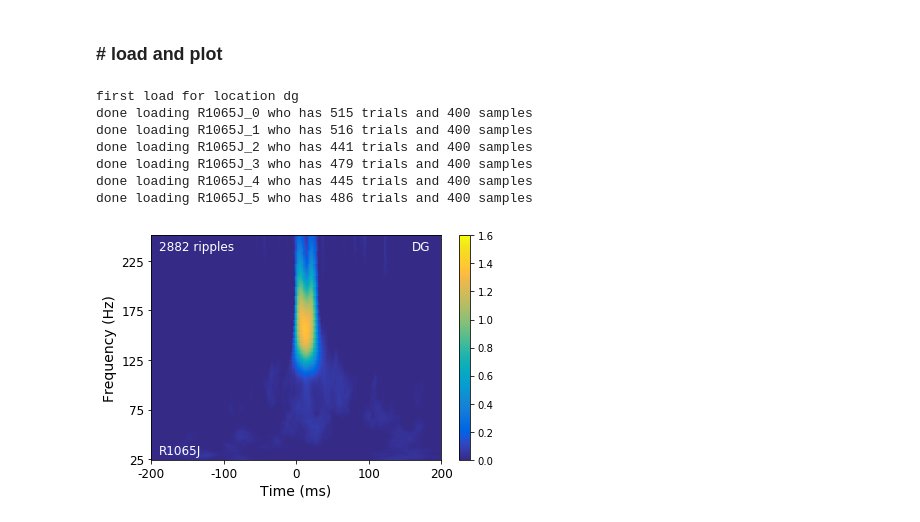
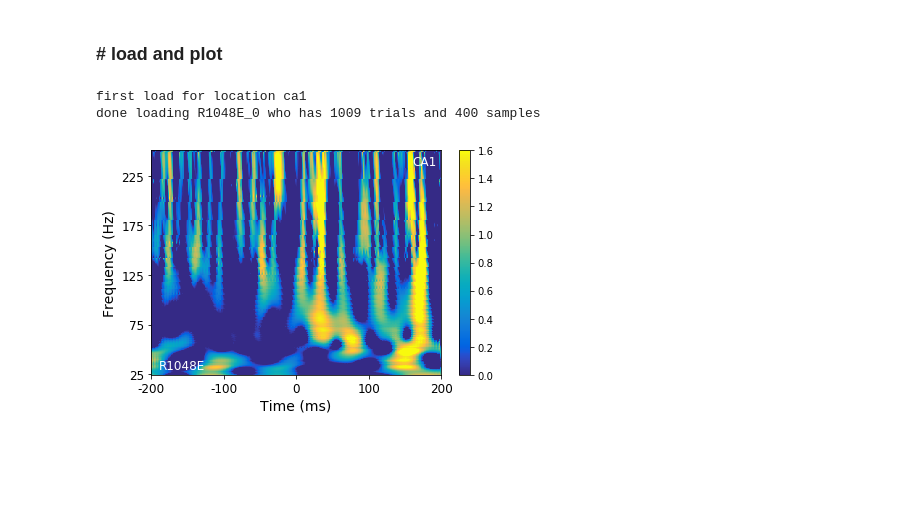
Before and after one commit to jjsakon/SWR, a Jupyter notebook: code/SWRanalysisSpectrograms.ipynb, the cells around one changed output. Drawn from its saved outputs; the diff is of its cells as text; code cells hidden in the pictures; blank space fills up the shorter version.

Commit message:
2021-03-02 fixed up example trace plotting in SWRanalysis

```diff
--- a/code/SWRanalysisSpectrograms.ipynb
+++ b/code/SWRanalysisSpectrograms.ipynb
@@ -574,12 +569,12 @@ Entorhinal electrodes: 100
 
 ### params that clusterRun used (note that exp is defined in first cell so can get exp_df above)
 selected_period = 'surrounding_recall' # surrounding_recall # whole_retrieval # encoding
-recall_type_switch = 6
+recall_type_switch = 0
 
 recall_minimum = 2000 # used if recall_type_switch = 3
 region_name = 'HPC' #'ENT' #'HPC' #HPC_ENT #ENT #HPC # PHC
 remove_soz_ictal = False
-filter_type = 'hamming125200' #'butter' # butter/hamming/hamming125200
+filter_type = 'hamming' #'butter' # butter/hamming/hamming125200
 ###
 
 # get strings for path name for save and loading cluster data
@@ -662,7 +657,7 @@ for row in sub_df.itertuples(): #sub_df.itertuples():  #half_df.itertuples(): ##
 
     except Exception as e:
         LogDFExceptionLine(row, e, 'ClusterLoadSWR_log.txt')
-print('**Done reading data**')
+print('** Done reading data for '+sub+' **')
 
 # loading *all* the recalls with 0, but if it's 4 or 6 load just those trials
 
@@ -737,7 +732,7 @@ select_intrusions_next = 0               # select recalls that lead to intrusion
 
 # select for subfield if HPC
 if select_subfield == True:
-    location_selected = 'dg' #'dg' # 'ca3' # 'dg' 'ca1' # sub # ['dg','ca1']
+    location_selected = 'ca1' #'dg' # 'ca3' # 'dg' 'ca1' # sub # ['dg','ca1']
         # left # right # left hippocampus # right hippocampus # hippocampus
         # to see number of each: sum(np.array([names.find('sub') for names in HPC_names])>=0)
 else:
@@ -862,7 +857,7 @@ done saving
 ## load SWR_df and go through every sub_sess, grab the right recalls using recall_idx, and grab the eeg from every one
 # %%
 # run "## bulk load data" above with the sub_df you want first to get right setup variables then load from here:
-location_selected = 'dg' # 'ca1' '' for ENT or PHC
+location_selected = 'ca1' # 'ca1' '' for ENT or PHC
 
 path_name = '/home1/john/SWR/compiled/ripple_time_dfs/'
 fn = os.path.join(path_name,
@@ -1045,7 +1005,7 @@ from joblib import load
 from scipy.signal import resample
 path_name = '/scratch/john/SWR_spectrograms/'
 
-location_selected = 'dg' # 'ca1' 'dg'
+location_selected = 'ca1' # 'ca1' 'dg'
 
 # subs = ['R1083J'] single should be defined above but can define here if you ran half_df or exp_df instead
 # sub_df = df[(df.subject.isin(subs))  & (df.experiment == exp)] # all sessions for subs
@@ -1073,22 +1033,17 @@ for row in sub_df.itertuples(): #sub_df.itertuples():  #half_df.itertuples(): ##
     except:
         continue
 # %% [output]
-first load for location dg
-done loading R1065J_0 who has 515 trials and 400 samples
-done loading R1065J_1 who has 516 trials and 400 samples
-done loading R1065J_2 who has 441 trials and 400 samples
-done loading R1065J_3 who has 479 trials and 400 samples
-done loading R1065J_4 who has 445 trials and 400 samples
-done loading R1065J_5 who has 486 trials and 400 samples
+first load for location ca1
+done loading R1048E_0 who has 1009 trials and 400 samples
 # %%
 from general import parula_map
 
-save_fig = 1
-single_trial = 0
+save_fig = 0
+single_trial = 1
 
 if single_trial == 1:
 
-    trial = 13
+    trial = 15
 
     matshow(stats.zscore(SWR_across_sessions[trial,:,:],1), fignum=0, aspect='auto', cmap=parula_map, vmin=0, vmax=1.6) # 'viridis'
 else:
@@ -1101,31 +1056,31 @@ yticks(np.arange(0,len(freqs),ytick_size), np.arange(25,255.1,ytick_size,dtype=i
 # setp(gca().get_yticklabels()[::2], visible=False) # get every other
 ylabel('Frequency (Hz)', fontsize=14)
 
 # x-axis
 gca().xaxis.set_ticks_position('bottom')
 xtick_size = 100
 xticks(np.arange(0,2*morlet_dist+0.1,xtick_size), np.arange(-200,200+0.1,xtick_size,dtype=int),fontsize=12)
 # setp(gca().get_xticklabels()[::2], visible=False)
 xlabel('Time (ms)', fontsize=14)
 
 text(10,5,sub,size=12,color=[1,1,1])
 if location_selected == '':
     text(360,211,region_name,size=12,color=[1,1,1])
 else:
     text(360,211,location_selected.upper(),size=12,color=[1,1,1])
 if single_trial != 1:
     text(10,211,str(np.shape(SWR_across_sessions)[0])+' ripples',size=12,color=[1,1,1])
 colorbar()
 tight_layout()
 
 if save_fig == 1:
     if single_trial == 1:
         fname = '/home1/john/SWR/figures/spectrograms/single_trials/'+sub+'_'+region_name+'_'+\
             location_selected+'_'+filter_type+'_'+str(np.shape(SWR_across_sessions)[0])+'_trial-'+str(trial)+'.pdf'
     else:
         fname = '/home1/john/SWR/figures/spectrograms/'+sub+'_'+region_name+'_'+\
             location_selected+'_'+str(np.shape(SWR_across_sessions)[0])+'_'+filter_type+'_ripples.pdf'
     savefig(fname,format='pdf')
 a=1;
 # %% [output]
-[figure, old version]
+[figure, new version]
```
Also changed, not shown: parts of 9 cells of this notebook, 1 other file.
